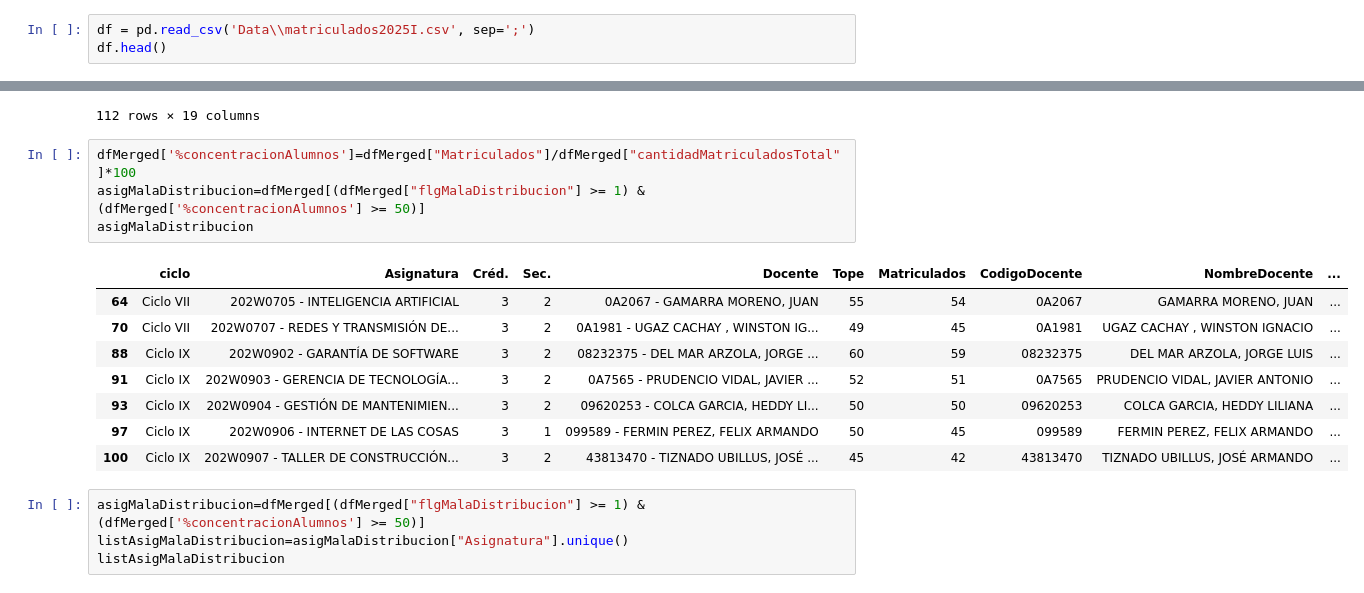
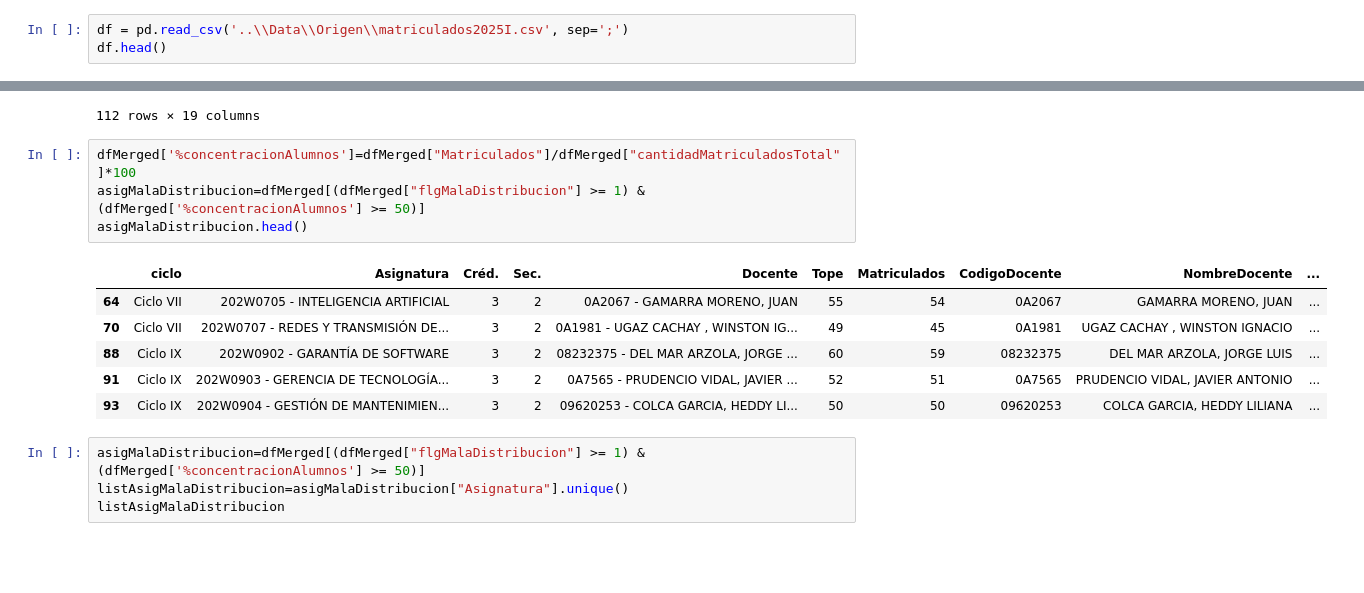
Before and after one commit to NicolasRojasGalaDEV/timeTablingFisiUNMSM, a Jupyter notebook: Analisis/statusActualMatricula.ipynb, the cells around one changed output, grey strips where cells are left out. Saved outputs shown, nothing was run; the diff lists cells and outputs as text; blank space fills up the shorter version.

```diff
--- a/statusActualMatricula.ipynb
+++ b/Analisis/statusActualMatricula.ipynb
@@ -3,7 +5,7 @@ import pandas as pd
 import matplotlib.pyplot as plt
 import numpy as np
 # %%
-df = pd.read_csv('Data\\matriculados2025I.csv', sep=';')
+df = pd.read_csv('..\\Data\\Origen\\matriculados2025I.csv', sep=';')
 df.head()
 # %% [output]
 |  | ciclo | Asignatura | Créd. | Sec. | Docente | Tope | Matriculados |
@@ -249,16 +249,14 @@ dfMerged
 # %%
 dfMerged['%concentracionAlumnos']=dfMerged["Matriculados"]/dfMerged["cantidadMatriculadosTotal"]*100
 asigMalaDistribucion=dfMerged[(dfMerged["flgMalaDistribucion"] >= 1) & (dfMerged['%concentracionAlumnos'] >= 50)]
-asigMalaDistribucion
+asigMalaDistribucion.head()
 # %% [output]
 |  | ciclo | Asignatura | Créd. | Sec. | Docente | Tope | Matriculados | CodigoDocente | NombreDocente | ... |
 | 64 | Ciclo VII | 202W0705 - INTELIGENCIA ARTIFICIAL | 3 | 2 | 0A2067 - GAMARRA MORENO, JUAN | 55 | 54 | 0A2067 | GAMARRA MORENO, JUAN | ... |
 | 70 | Ciclo VII | 202W0707 - REDES Y TRANSMISIÓN DE... | 3 | 2 | 0A1981 - UGAZ CACHAY , WINSTON IG... | 49 | 45 | 0A1981 | UGAZ CACHAY , WINSTON IGNACIO | ... |
 | 88 | Ciclo IX | 202W0902 - GARANTÍA DE SOFTWARE | 3 | 2 | 08232375 - DEL MAR ARZOLA, JORGE ... | 60 | 59 | 08232375 | DEL MAR ARZOLA, JORGE LUIS | ... |
 | 91 | Ciclo IX | 202W0903 - GERENCIA DE TECNOLOGÍA... | 3 | 2 | 0A7565 - PRUDENCIO VIDAL, JAVIER ... | 52 | 51 | 0A7565 | PRUDENCIO VIDAL, JAVIER ANTONIO | ... |
 | 93 | Ciclo IX | 202W0904 - GESTIÓN DE MANTENIMIEN... | 3 | 2 | 09620253 - COLCA GARCIA, HEDDY LI... | 50 | 50 | 09620253 | COLCA GARCIA, HEDDY LILIANA | ... |
-| 97 | Ciclo IX | 202W0906 - INTERNET DE LAS COSAS | 3 | 1 | 099589 - FERMIN PEREZ, FELIX ARMANDO | 50 | 45 | 099589 | FERMIN PEREZ, FELIX ARMANDO | ... |
-| 100 | Ciclo IX | 202W0907 - TALLER DE CONSTRUCCIÓN... | 3 | 2 | 43813470 - TIZNADO UBILLUS, JOSÉ ... | 45 | 42 | 43813470 | TIZNADO UBILLUS, JOSÉ ARMANDO | ... |
 # %%
 asigMalaDistribucion=dfMerged[(dfMerged["flgMalaDistribucion"] >= 1) & (dfMerged['%concentracionAlumnos'] >= 50)]
 listAsigMalaDistribucion=asigMalaDistribucion["Asignatura"].unique()
```
Also changed, not shown: parts of 3 cells of this notebook, 14 other files.
